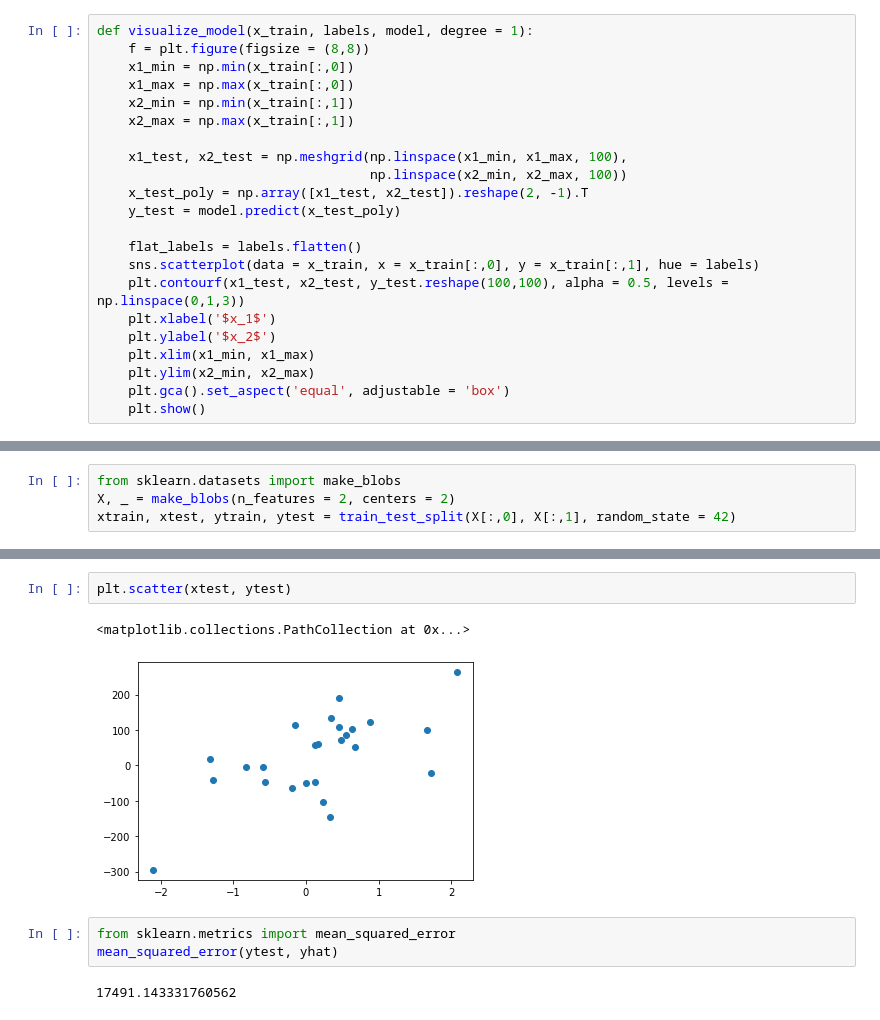
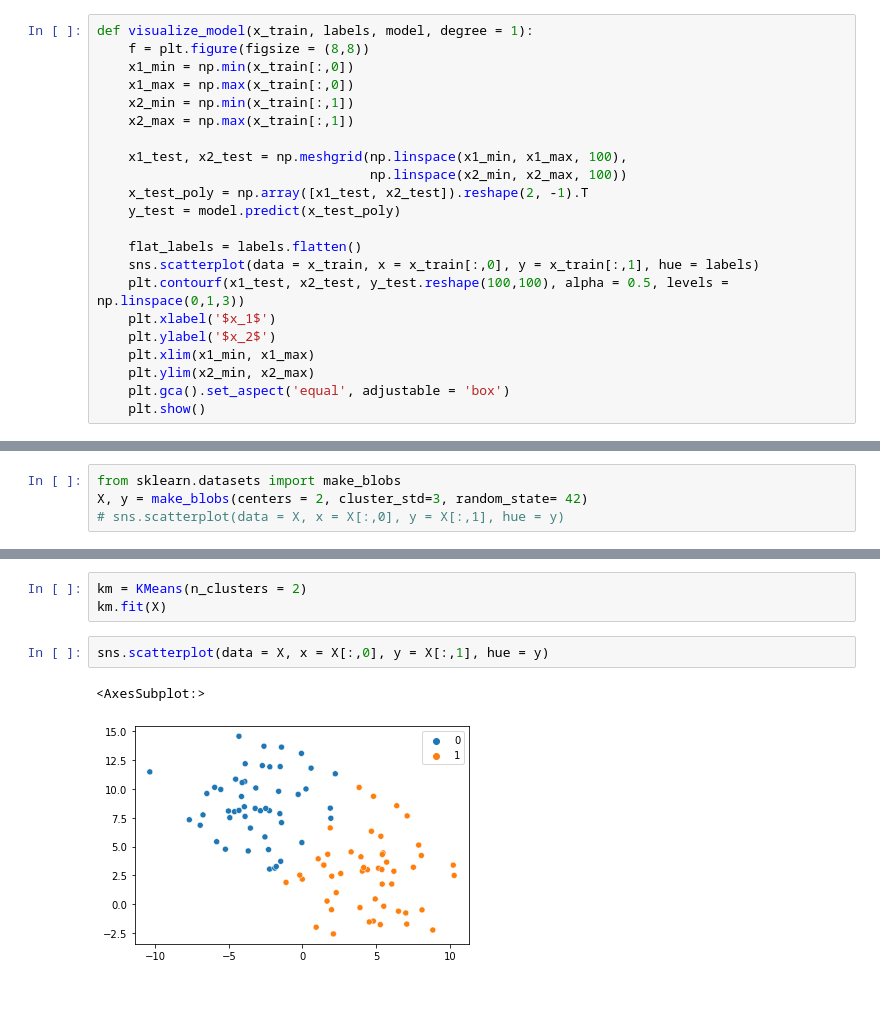
Before and after one commit to p4arth/ML-Algorithms, a Jupyter notebook: Tutorials/test.ipynb, the cells around one changed output, grey strips where cells are left out. Cells and saved outputs as stored; diff of their text form.

Commit message:
added kmeans under clustering

```diff
--- a/Tutorials/test.ipynb
+++ b/Tutorials/test.ipynb
@@ -45,4 +45,4 @@ from neighbors.knn_regressor import KNeighborsRegressor
 # %%
 from sklearn.datasets import make_blobs
-X, _ = make_blobs(n_features = 2, centers = 2)
-xtrain, xtest, ytrain, ytest = train_test_split(X[:,0], X[:,1], random_state = 42)
+X, y = make_blobs(centers = 2, cluster_std=3, random_state= 42)
+# sns.scatterplot(data = X, x = X[:,0], y = X[:,1], hue = y)
@@ -74,10 +49,8 @@ plt.scatter(xtest, yhat)
-# %%
-plt.scatter(xtest, ytest)
-# %% [output]
-<matplotlib.collections.PathCollection at 0x...>
-[figure, removed]
-# %%
-from sklearn.metrics import mean_squared_error
-mean_squared_error(ytest, yhat)
-# %% [output]
-17491.143331760562
+# %%
+km = KMeans(n_clusters = 2)
+km.fit(X)
+# %%
+sns.scatterplot(data = X, x = X[:,0], y = X[:,1], hue = y)
+# %% [output]
+<AxesSubplot:>
+[figure, added]
```
Also changed, not shown: parts of 9 cells of this notebook, 2 other files.
